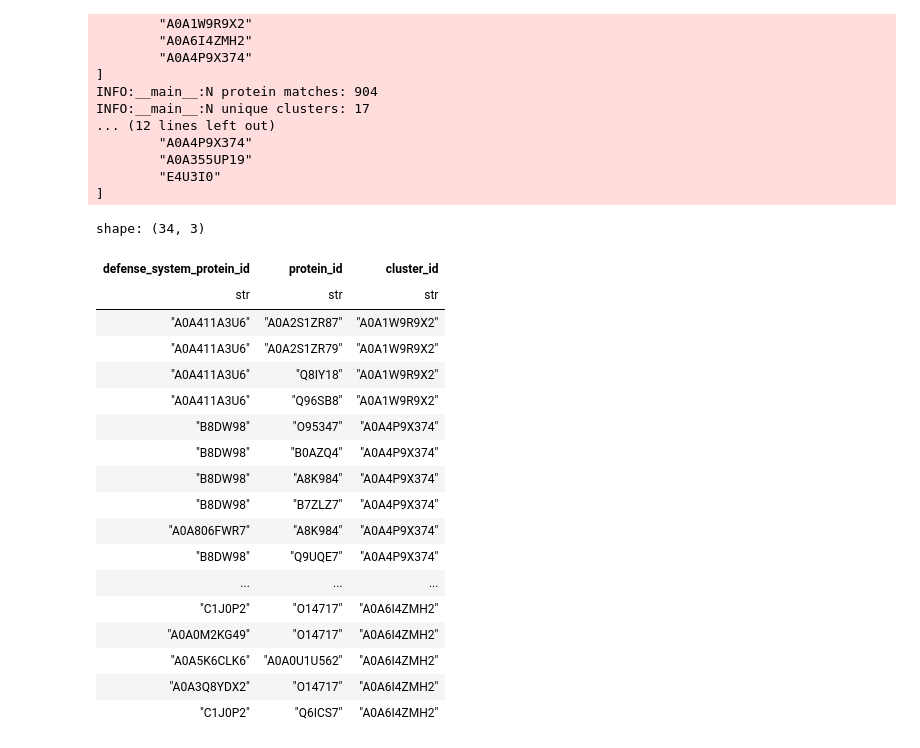
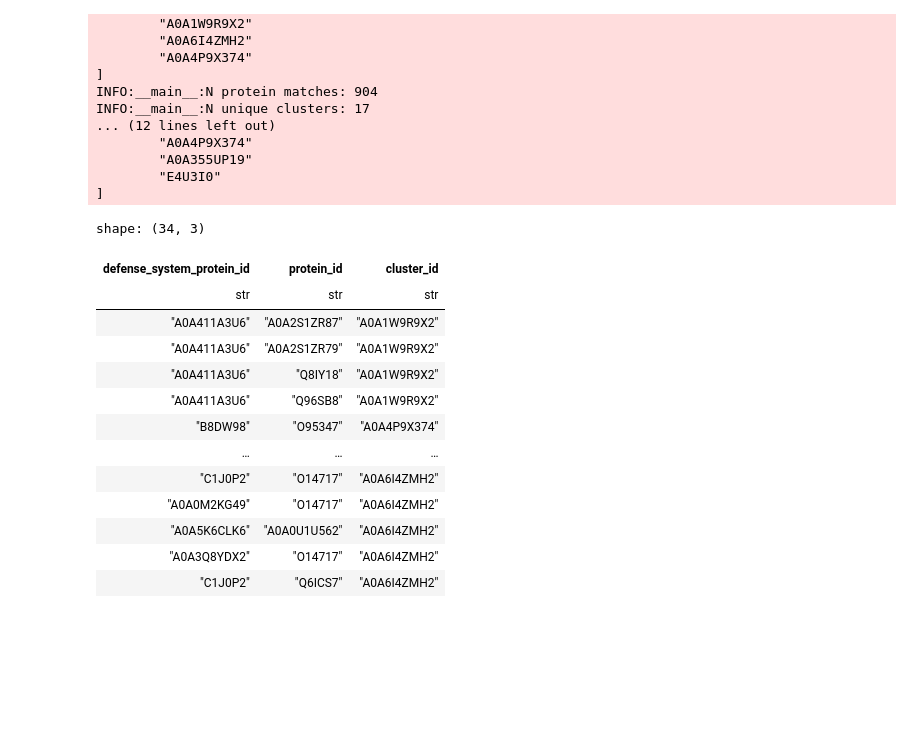
Before and after one commit to juliandeanmoran/BISSH, a Jupyter notebook: testing/explore_protein_matches.ipynb, the cells around one changed output. Drawn from its saved outputs; the diff is of its cells as text; code cells hidden in the pictures; blank space fills up the shorter version.

```diff
--- a/testing/explore_protein_matches.ipynb
+++ b/testing/explore_protein_matches.ipynb
@@ -112,24 +134,19 @@ INFO:__main__:N unique clusters: 17
         "E4U3I0"
 ]
 # %%
-pl.Config.set_tbl_rows(len(unique_protein_pairs_34))
+pl.Config.set_tbl_rows(10)
 
 unique_protein_pairs_34
 # %% [output]
 shape: (34, 3)
 | defense_system_protein_id | protein_id | cluster_id |
 | str | str | str |
 | "A0A411A3U6" | "A0A2S1ZR87" | "A0A1W9R9X2" |
 | "A0A411A3U6" | "A0A2S1ZR79" | "A0A1W9R9X2" |
 | "A0A411A3U6" | "Q8IY18" | "A0A1W9R9X2" |
 | "A0A411A3U6" | "Q96SB8" | "A0A1W9R9X2" |
 | "B8DW98" | "O95347" | "A0A4P9X374" |
-| "B8DW98" | "B0AZQ4" | "A0A4P9X374" |
-| "B8DW98" | "A8K984" | "A0A4P9X374" |
-| "B8DW98" | "B7ZLZ7" | "A0A4P9X374" |
-| "A0A806FWR7" | "A8K984" | "A0A4P9X374" |
-| "B8DW98" | "Q9UQE7" | "A0A4P9X374" |
-| ... | ... | ... |
+| … | … | … |
 | "C1J0P2" | "O14717" | "A0A6I4ZMH2" |
 | "A0A0M2KG49" | "O14717" | "A0A6I4ZMH2" |
 | "A0A5K6CLK6" | "A0A0U1U562" | "A0A6I4ZMH2" |
```
Also changed, not shown: parts of 5 cells of this notebook.
